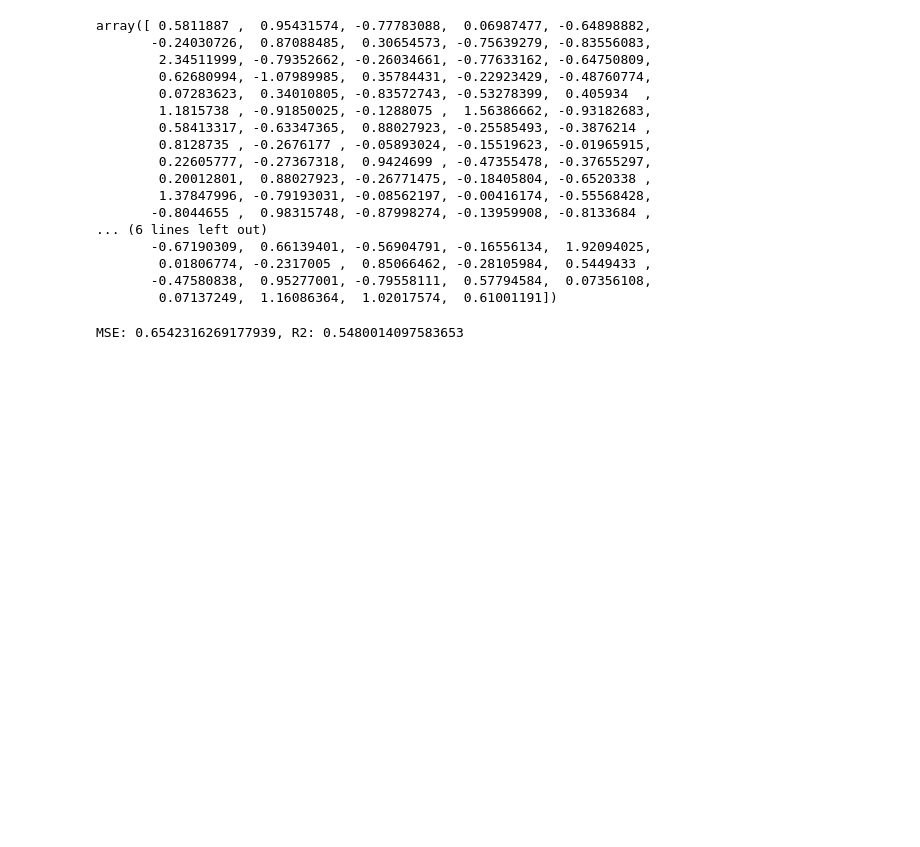
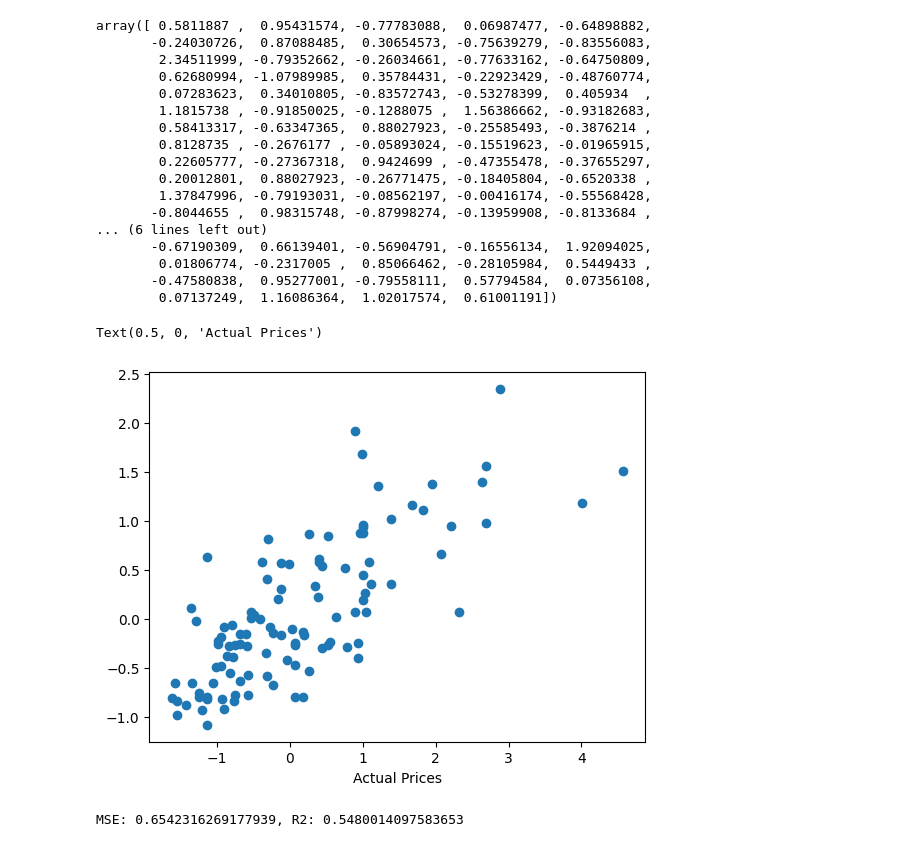
Before and after one commit to SandeepMuhal88/Project_In_Machine_Learning, a Jupyter notebook: House_Price_prediction/notebook.ipynb, the cells around one changed output. Drawn from its saved outputs; the diff is of its cells as text; code cells hidden in the pictures; blank space fills up the shorter version.

```diff
--- a/House_Price_prediction/notebook.ipynb
+++ b/House_Price_prediction/notebook.ipynb
@@ -178,3 +280,12 @@ array([ 0.5811887 ,  0.95431574, -0.77783088,  0.06987477, -0.64898882,
         0.01806774, -0.2317005 ,  0.85066462, -0.28105984,  0.5449433 ,
        -0.47580838,  0.95277001, -0.79558111,  0.57794584,  0.07356108,
         0.07137249,  1.16086364,  1.02017574,  0.61001191])
+# %%
+# Visulization
+plt.scatter(y_test, y_pred)
+plt.title('Actual vs Predicted Prices')
+plt.ylabel('Predicted Prices')
+plt.xlabel('Actual Prices')
+# %% [output]
+Text(0.5, 0, 'Actual Prices')
+[figure, added]
```
Also changed, not shown: parts of 18 cells of this notebook.
